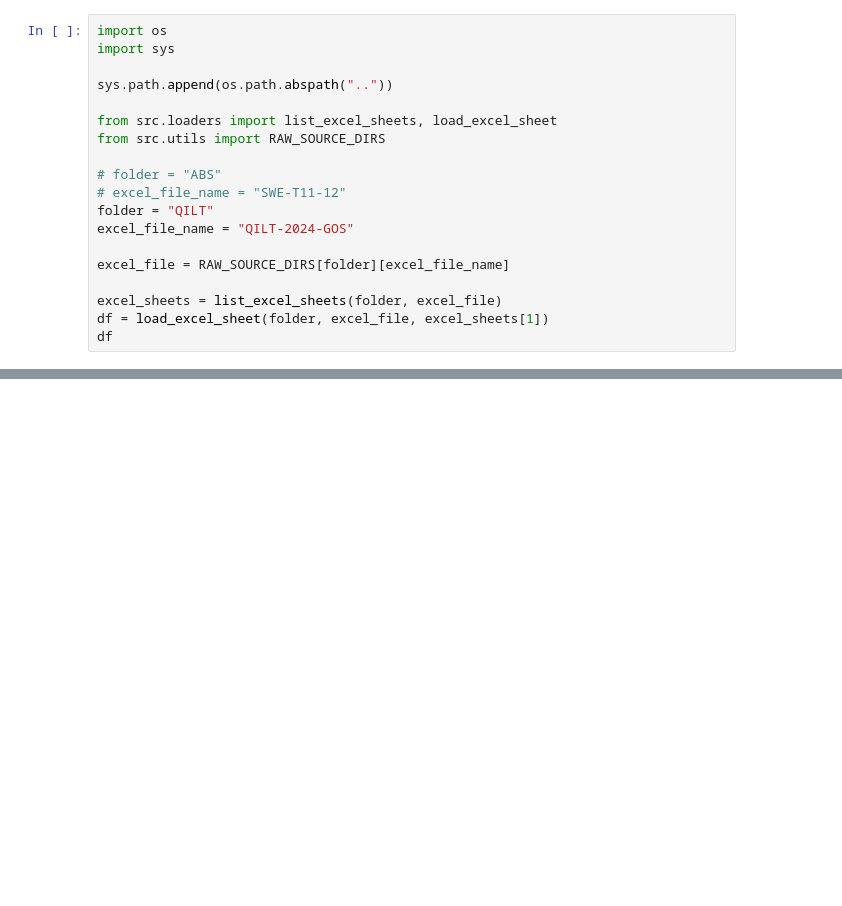
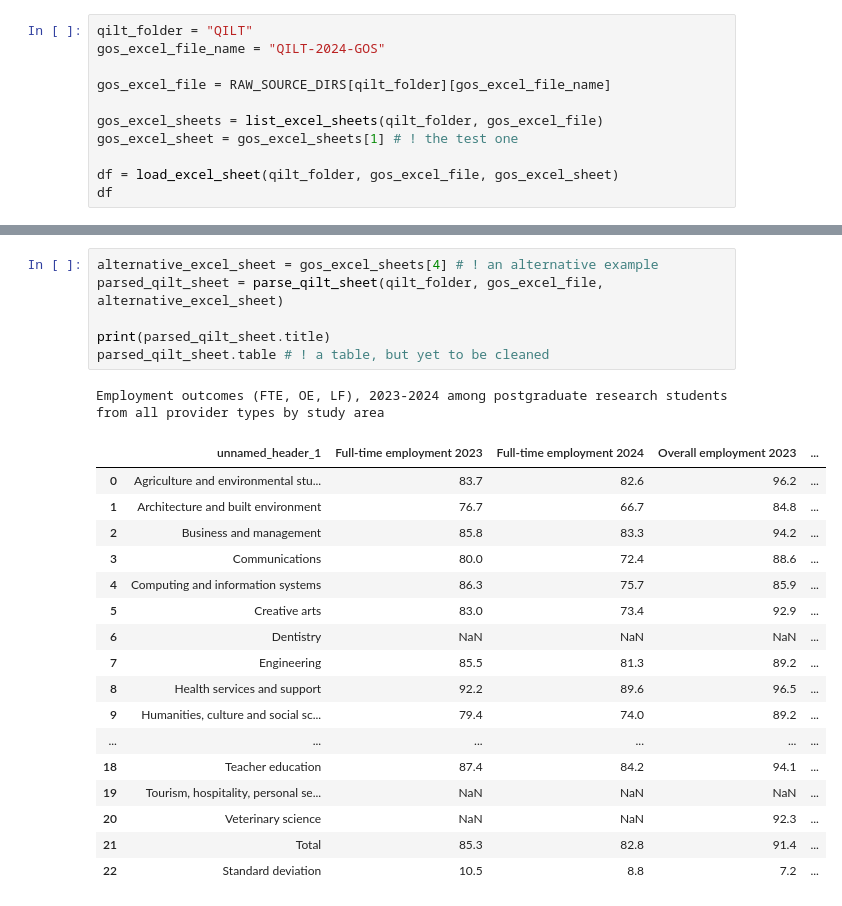
Before and after one commit to nichothenacho64/jobless-graduate, a Jupyter notebook: notebooks/01_eda.ipynb, the cells around one changed output, grey strips where cells are left out. Drawn from its saved outputs; the diff is of its cells as text; blank space fills up the shorter version.

Commit message:
Implement QILT specific parsing
Given the messy nature of the data, a separate file is required for specific QILT data passing. Commonalities between the GOS and GOS-L data are yet to be investigated.

```diff
--- a/notebooks/01_eda.ipynb
+++ b/notebooks/01_eda.ipynb
@@ -1,21 +11,13 @@
 # %%
-import os
-import sys
+qilt_folder = "QILT"
+gos_excel_file_name = "QILT-2024-GOS"
 
-sys.path.append(os.path.abspath(".."))
+gos_excel_file = RAW_SOURCE_DIRS[qilt_folder][gos_excel_file_name]
 
-from src.loaders import list_excel_sheets, load_excel_sheet
-from src.utils import RAW_SOURCE_DIRS
+gos_excel_sheets = list_excel_sheets(qilt_folder, gos_excel_file)
+gos_excel_sheet = gos_excel_sheets[1] # ! the test one
 
-# folder = "ABS"
-# excel_file_name = "SWE-T11-12"
-folder = "QILT"
-excel_file_name = "QILT-2024-GOS"
-
-excel_file = RAW_SOURCE_DIRS[folder][excel_file_name]
-
-excel_sheets = list_excel_sheets(folder, excel_file)
-df = load_excel_sheet(folder, excel_file, excel_sheets[1])
+df = load_excel_sheet(qilt_folder, gos_excel_file, gos_excel_sheet)
 df
 # %% [output]
 |  | Employment (FTE, OE, LF, SAL) and... | Unnamed: 1 | Unnamed: 2 | Unnamed: 3 | Unnamed: 4 | Unnamed: 5 | Unnamed: 6 |
@@ -35,3 +37,28 @@ df
 | 43 | Row notes: | NaN | NaN | NaN | NaN | NaN | NaN |
 | 44 | Universites: HEPTYPE = 1 | NaN | NaN | NaN | NaN | NaN | NaN |
 | 45 | NUHEIs: HEPTYPE = 2 | NaN | NaN | NaN | NaN | NaN | NaN |
+# %%
+alternative_excel_sheet = gos_excel_sheets[4] # ! an alternative example
+parsed_qilt_sheet = parse_qilt_sheet(qilt_folder, gos_excel_file, alternative_excel_sheet)
+
+print(parsed_qilt_sheet.title)
+parsed_qilt_sheet.table # ! a table, but yet to be cleaned
+# %% [output]
+Employment outcomes (FTE, OE, LF), 2023-2024 among postgraduate research students from all provider types by study area
+|  | unnamed_header_1 | Full-time employment 2023 | Full-time employment 2024 | Overall employment 2023 | ... |
+| 0 | Agriculture and environmental stu... | 83.7 | 82.6 | 96.2 | ... |
+| 1 | Architecture and built environment | 76.7 | 66.7 | 84.8 | ... |
+| 2 | Business and management | 85.8 | 83.3 | 94.2 | ... |
+| 3 | Communications | 80.0 | 72.4 | 88.6 | ... |
+| 4 | Computing and information systems | 86.3 | 75.7 | 85.9 | ... |
+| 5 | Creative arts | 83.0 | 73.4 | 92.9 | ... |
+| 6 | Dentistry | NaN | NaN | NaN | ... |
+| 7 | Engineering | 85.5 | 81.3 | 89.2 | ... |
+| 8 | Health services and support | 92.2 | 89.6 | 96.5 | ... |
+| 9 | Humanities, culture and social sc... | 79.4 | 74.0 | 89.2 | ... |
+| ... | ... | ... | ... | ... | ... |
+| 18 | Teacher education | 87.4 | 84.2 | 94.1 | ... |
+| 19 | Tourism, hospitality, personal se... | NaN | NaN | NaN | ... |
+| 20 | Veterinary science | NaN | NaN | 92.3 | ... |
+| 21 | Total | 85.3 | 82.8 | 91.4 | ... |
+| 22 | Standard deviation | 10.5 | 8.8 | 7.2 | ... |
```
Also changed, not shown: parts of 3 cells of this notebook, 9 other files.
